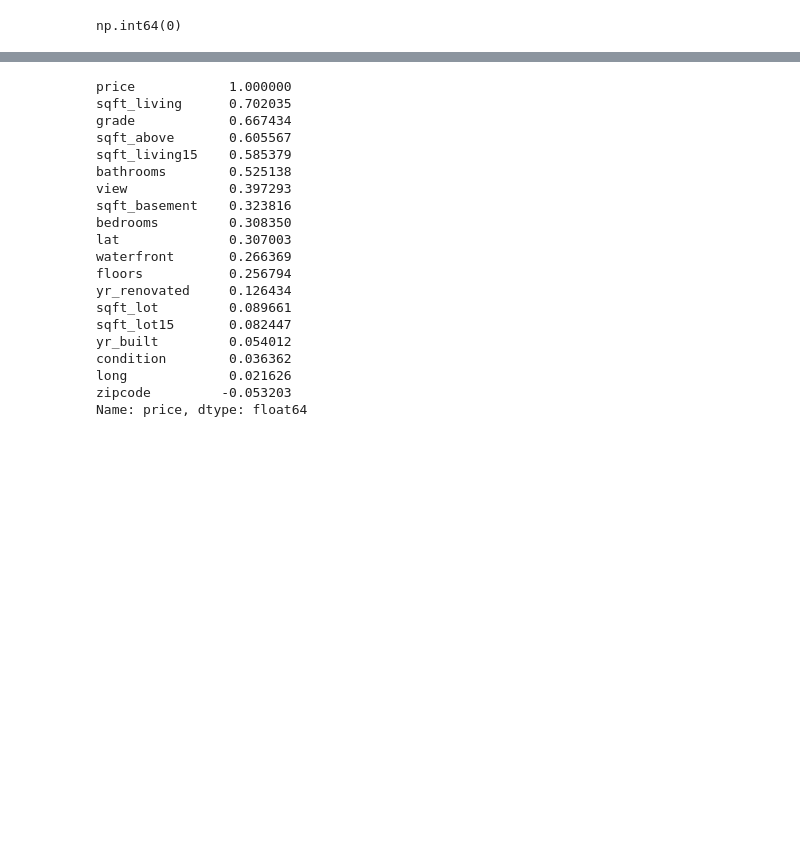
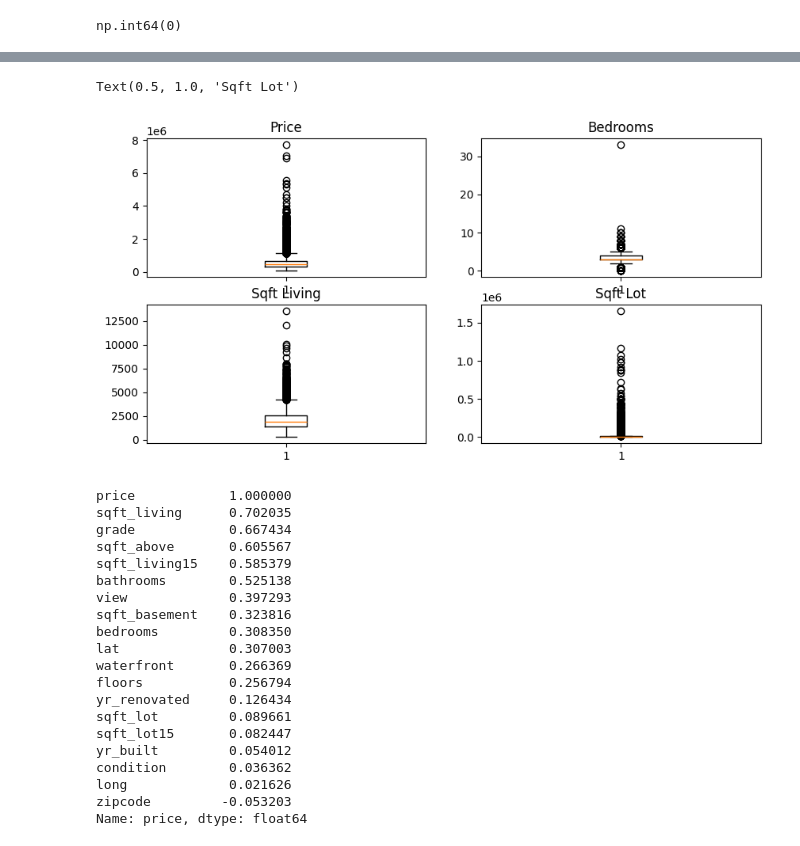
Before and after one commit to cakethehuman/data-science-alg, a Jupyter notebook: SLR/house price.ipynb, the cells around one changed output, grey strips where cells are left out. Saved outputs shown, nothing was run; the diff lists cells and outputs as text; code cells hidden in the pictures; blank space fills up the shorter version.

```diff
--- a/SLR/house price.ipynb
+++ b/SLR/house price.ipynb
@@ -82,3 +96,20 @@ df.corr()
+# %%
+fig , axes = plt.subplots(2,2, figsize=(10,5))
+
+axes[0,0].boxplot(df["price"])
+axes[0,0].set_title("Price")
+
+axes[0,1].boxplot(df["bedrooms"])
+axes[0,1].set_title("Bedrooms")
+
+axes[1,0].boxplot(df["sqft_living"])
+axes[1,0].set_title("Sqft Living")
+
+axes[1,1].boxplot(df["sqft_lot"])
+axes[1,1].set_title("Sqft Lot")
+# %% [output]
+Text(0.5, 1.0, 'Sqft Lot')
+[figure, added]
 # %%
 df.corr()['price'].sort_values(ascending=False)
 # %% [output]
```
Also changed, not shown: parts of 7 cells of this notebook, 2 other files.
